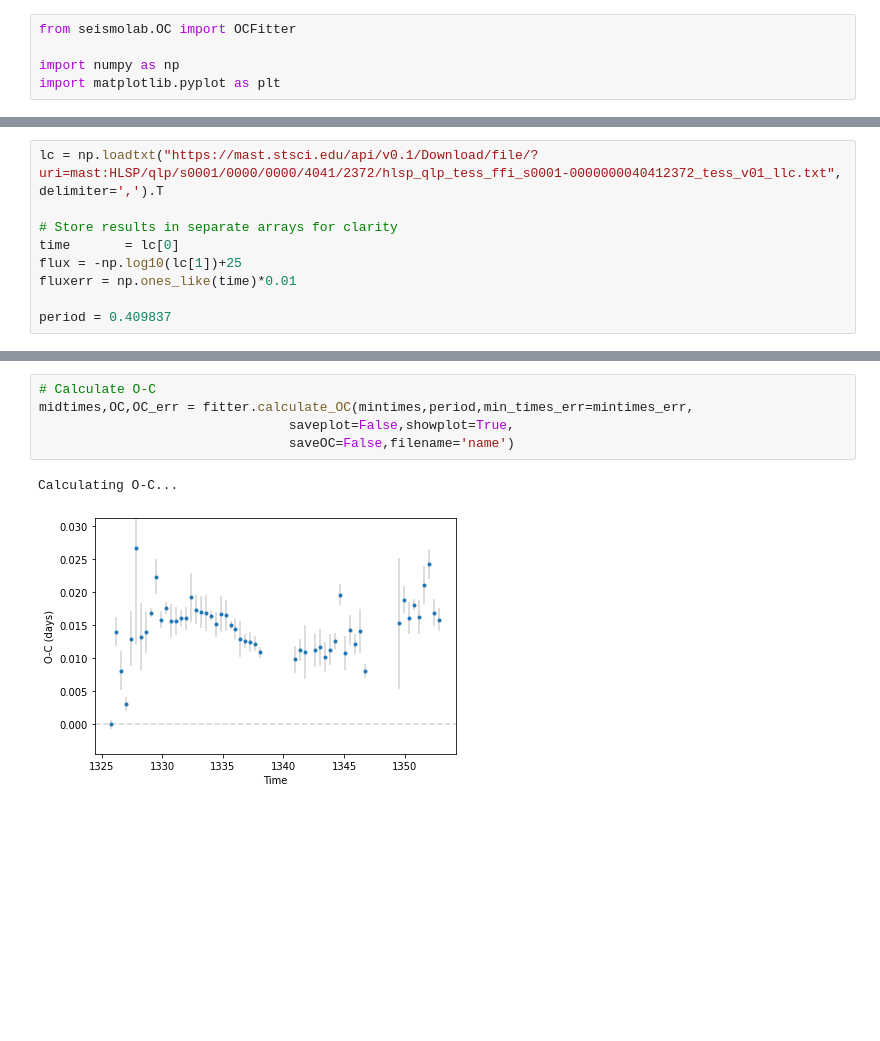
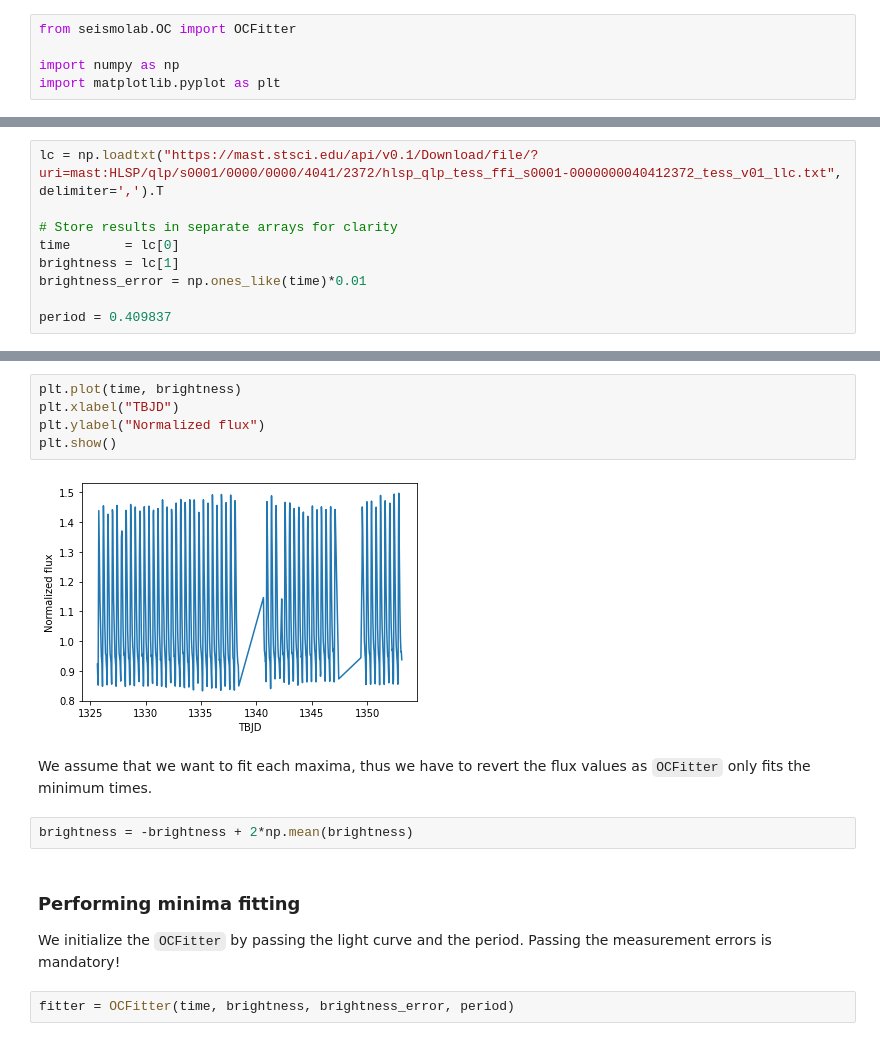
Before and after one commit to konkolyseismolab/seismolab, a Jupyter notebook: docs/source/OC_calculator.ipynb, the cells around one changed output, grey strips where cells are left out. Drawn from its saved outputs; the diff is of its cells as text; blank space fills up the shorter version.

```diff
--- a/docs/source/OC_calculator.ipynb
+++ b/docs/source/OC_calculator.ipynb
@@ -54,7 +43,7 @@ lc = np.loadtxt("https://mast.stsci.edu/api/v0.1/Download/file/?uri=mast:HLSP/ql
 
 # Store results in separate arrays for clarity
 time       = lc[0]
-flux = -np.log10(lc[1])+25
-fluxerr = np.ones_like(time)*0.01
+brightness = lc[1]
+brightness_error = np.ones_like(time)*0.01
 
 period = 0.409837
@@ -78,8 +50,17 @@ Done!
-# %%
-# Calculate O-C
-midtimes,OC,OC_err = fitter.calculate_OC(mintimes,period,min_times_err=mintimes_err,
-                                saveplot=False,showplot=True,
-                                saveOC=False,filename='name')
-# %% [output]
-Calculating O-C...
-[figure, removed]
+# %%
+plt.plot(time, brightness)
+plt.xlabel("TBJD")
+plt.ylabel("Normalized flux")
+plt.show()
+# %% [output]
+[figure, added]
+# %% [markdown]
+We assume that we want to fit each maxima, thus we have to revert the flux values as `OCFitter` only fits the minimum times.
+# %%
+brightness = -brightness + 2*np.mean(brightness)
+# %% [markdown]
+### Performing minima fitting
+
+We initialize the `OCFitter` by passing the light curve and the period. Passing the measurement errors is mandatory!
+# %%
+fitter = OCFitter(time, brightness, brightness_error, period)
```
Also changed, not shown: parts of 28 cells of this notebook.
